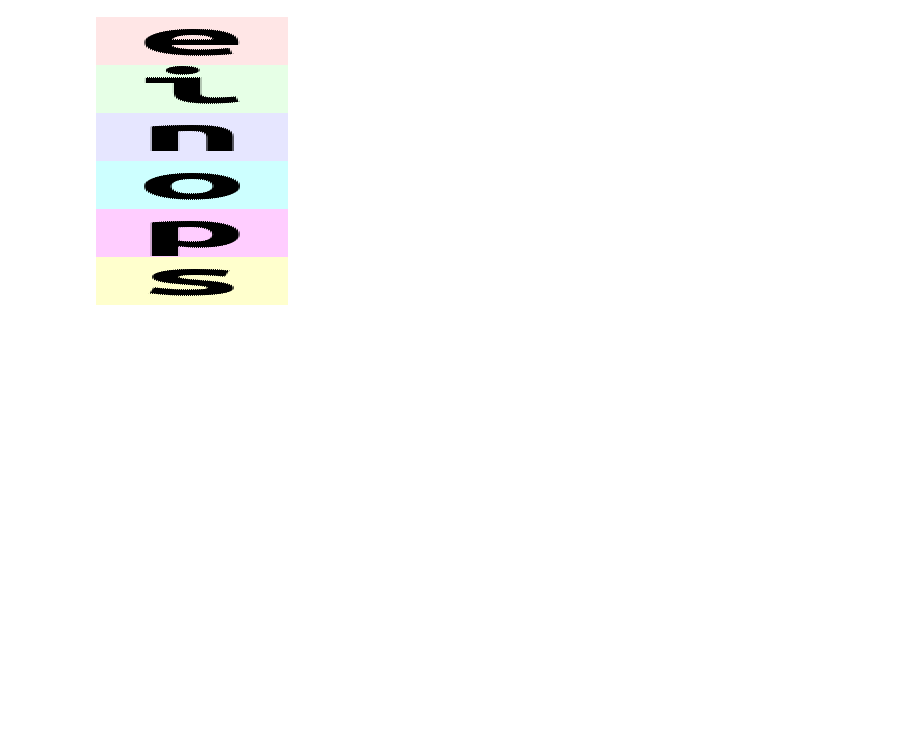
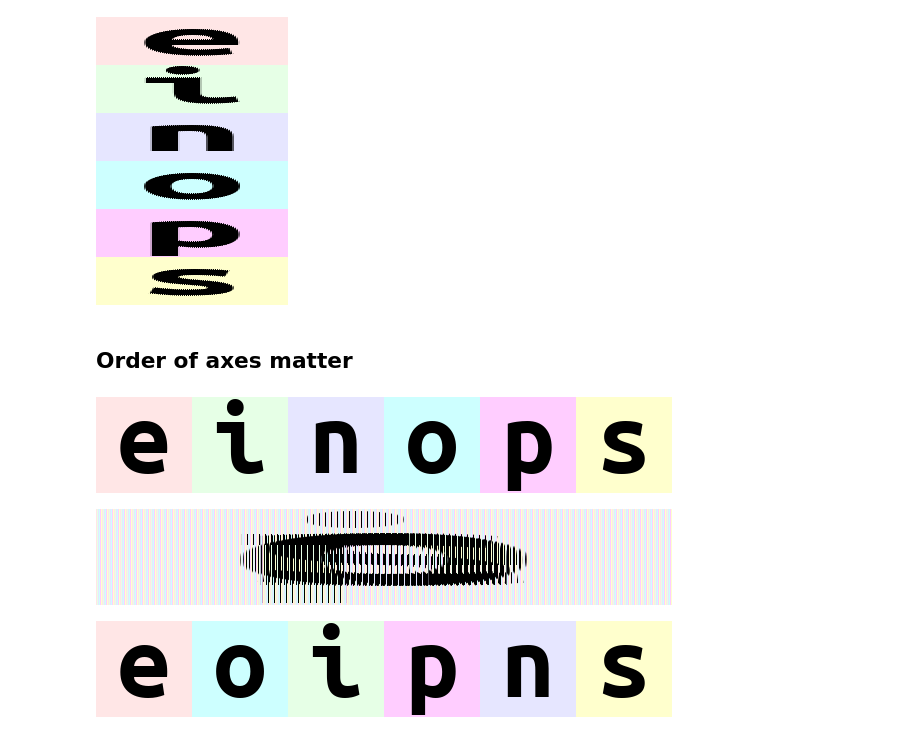
Before and after one commit to habbes/learn-einops, a Jupyter notebook: 01-basics.ipynb, the cells around one changed output. Saved outputs shown, nothing was run; the diff lists cells and outputs as text; code cells hidden in the pictures; blank space fills up the shorter version.

Commit message:
Order of axes

```diff
--- a/01-basics.ipynb
+++ b/01-basics.ipynb
@@ -271,3 +271,38 @@ rearrange(ims, "b (h1 h2) w c -> h1 (b h2 w) c", h2=2)
 rearrange(ims, "b (h1 h2) w c -> (b h1) (w h2) c", h2=2)
 # %% [output]
 [figure]
+# %% [markdown]
+## Order of axes matter
+# %%
+# compare with the next example
+rearrange(ims, "b h w c -> h (b w) c")
+# %% [output]
+[figure, added]
+# %%
+# order of axes in composition is different
+# rule is just as for digits in the number: leftmost digit is the most significant,
+# while neighboring numbers differ in the rightmost axis.
+
+# you can also think of this as lexicographic sort
+rearrange(ims, "b h w c -> h (w b) c")
+
+# So what's happening in this image?
+# When we have (b w), we can think of b images of width w each stacked together
+# if b*w was a matrix, a single row represents the pixels of a single image along the width
+# but in w*b, the first row represents the first pixels of each image, the second row
+# contains all the 2nd pixels, etc.
+# so in h (w b ) c, the image is the result of stacking the first pixels of all the images
+# horizontally, followed by the 2nd pixels, 3rd pixels, etc.
+# %% [output]
+[figure, added]
+# %%
+# what if b1 and b2 are reordered before composing to width?
+rearrange(ims, "(b1 b2) h w c -> h (b1 b2 w) c ", b1=2)  # produces 'einops'
+rearrange(ims, "(b1 b2) h w c -> h (b2 b1 w) c ", b1=2)  # produces 'eoipns'
+
+# Why do we get 'eoipns'?
+# we decompose b into (b1 b2), 2*3, 2 rows of 3 images each [e i n] and [o p s]
+# (b1 b2) is a rowise arrangement, meaning contenating the rows into [e i n o p s]
+# (b2 b1) is a column-wise arrangement, concatenaning [e o] [i p] [n s]
+# %% [output]
+[figure, added]
```
